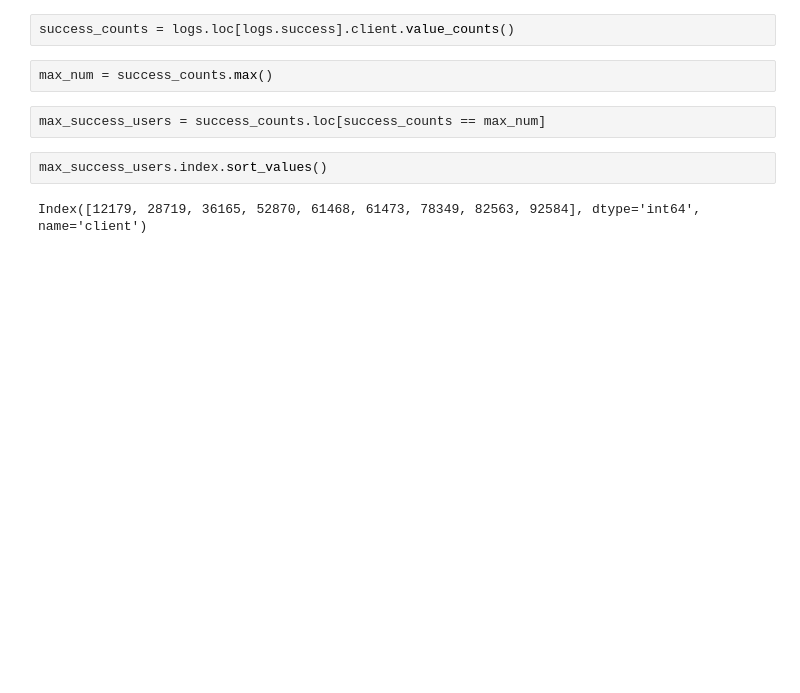
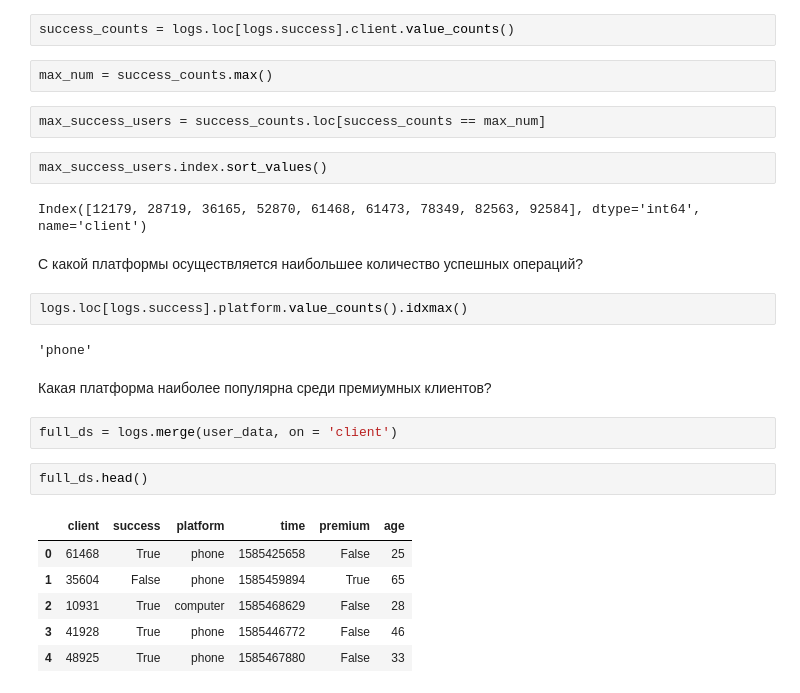
Before and after one commit to Praldmur/Simulation, a Jupyter notebook: mini_project_3.ipynb, the cells around one changed output. Saved outputs shown, nothing was run; the diff lists cells and outputs as text; blank space fills up the shorter version.

```diff
--- a/mini_project_3.ipynb
+++ b/mini_project_3.ipynb
@@ -93,3 +85,22 @@ max_success_users = success_counts.loc[success_counts == max_num]
 max_success_users.index.sort_values()
 # %% [output]
 Index([12179, 28719, 36165, 52870, 61468, 61473, 78349, 82563, 92584], dtype='int64', name='client')
+# %% [markdown]
+С какой платформы осуществляется наибольшее количество успешных операций?
+# %%
+logs.loc[logs.success].platform.value_counts().idxmax()
+# %% [output]
+'phone'
+# %% [markdown]
+Какая платформа наиболее популярна среди премиумных клиентов?
+# %%
+full_ds = logs.merge(user_data, on = 'client')
+# %%
+full_ds.head()
+# %% [output]
+|  | client | success | platform | time | premium | age |
+| 0 | 61468 | True | phone | 1585425658 | False | 25 |
+| 1 | 35604 | False | phone | 1585459894 | True | 65 |
+| 2 | 10931 | True | computer | 1585468629 | False | 28 |
+| 3 | 41928 | True | phone | 1585446772 | False | 46 |
+| 4 | 48925 | True | phone | 1585467880 | False | 33 |
```
Also changed, not shown: parts of 12 cells of this notebook.
